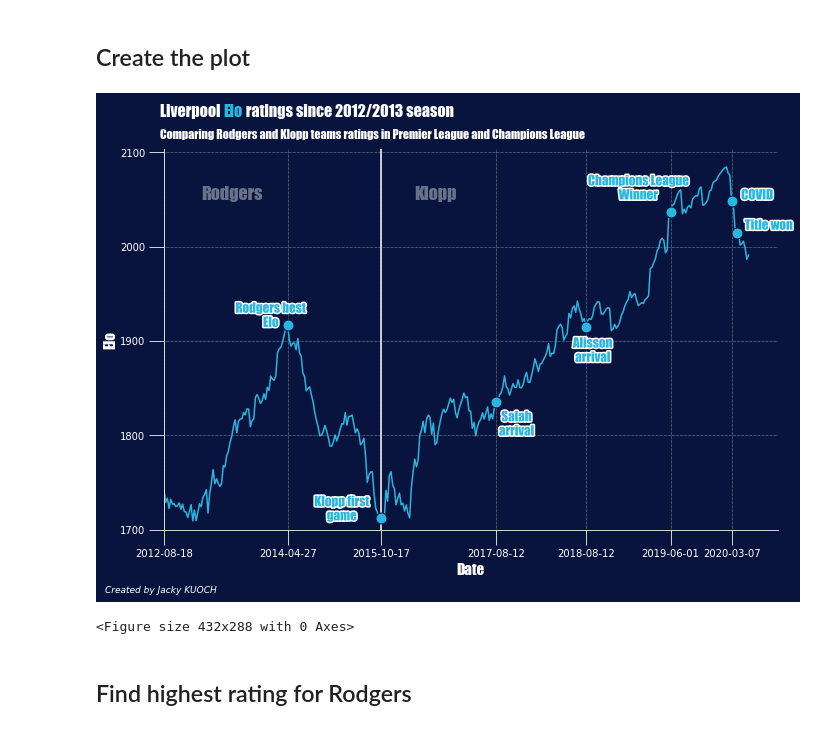
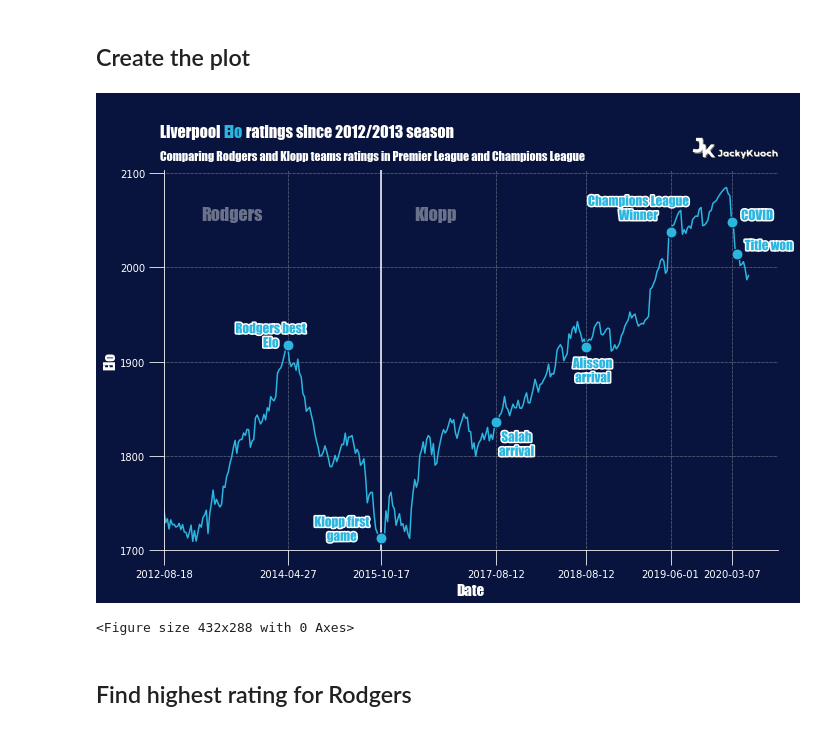
Before and after one commit to JackyKch/LiverpoolEvolutionKlopp, a Jupyter notebook: script/dataviz/elo.ipynb, the cells around one changed output. Drawn from its saved outputs; the diff is of its cells as text; code cells hidden in the pictures.

Commit message:
Add Logo on plots

```diff
--- a/script/dataviz/elo.ipynb
+++ b/script/dataviz/elo.ipynb
@@ -68,7 +70,14 @@ plt.ylabel("Elo", color="w", fontsize=15 , **hfont)
 # Title and credits
 fig_text(0.12,0.97, s="Liverpool <Elo> ratings since 2012/2013 season\n", highlight_textprops=[{"color": '#2bb6e0'}], fontsize = 16, fontweight = "bold", color = "w", **hfont)
 fig.text(0.12,0.9, "Comparing Rodgers and Klopp teams ratings in Premier League and Champions League", fontsize = 12, fontweight="light", color = "w", **hfont)
-fig.text(0.05, 0, "Created by Jacky KUOCH",fontstyle="italic",fontsize=9, color="w")
+#fig.text(0.05, 0, "Created by Jacky KUOCH",fontstyle="italic",fontsize=9, color="w")
+
+# Add logo and JK
+ax2 = fig.add_axes([0.77,0.83,0.15,0.19])
+ax2.axis("off")
+logo = mpimg.imread("../../data/assets/LogoName.png")
+ax2.imshow(logo)
+
 
 # Split the graph in two
 ax.axvline(x="2015-10-17", color="w")
@@ -86,42 +95,38 @@ rodgersmax.set_path_effects([path_effects.withStroke(linewidth=3, foreground="w"
 ax.scatter("2015-10-17", data.loc[data['date_match'] == "2015-10-17", "Elo_Liverpool"], s=120, color="#2bb6e0", edgecolors="#08143D", lw=1, zorder=3 )
 klopp_firstgame = ax.text(105, 1710, "Klopp first\ngame", fontsize=13, ha="center", color="#2bb6e0", **hfont)
 klopp_firstgame.set_path_effects([path_effects.withStroke(linewidth=3, foreground="w")])
-
-## Coutinho Injury - 07/01/2016
-
-## Mané first game - 14/08/2016
 
 ## Salah first game - 12/08/2017
 ax.scatter("2017-08-12", data.loc[data['date_match'] == "2017-08-12", "Elo_Liverpool"], s=120, color="#2bb6e0", edgecolors="#08143D", lw=1, zorder=3 )
 salah_firstgame = ax.text(208, 1800, "Salah\narrival", fontsize=13, ha="center", color="#2bb6e0", **hfont)
 salah_firstgame.set_path_effects([path_effects.withStroke(linewidth=3, foreground="w")])
 
 ## Van Dijk first game - 22/01/2018
 
 ## Alisson first game - 12/08/2018
 ax.scatter("2018-08-12", data.loc[data['date_match'] == "2018-08-12", "Elo_Liverpool"], s=120, color="#2bb6e0", edgecolors="#08143D", lw=1, zorder=3 )
 vandijk_firstgame = ax.text(253, 1878, "Alisson\narrival", fontsize=13, ha="center", color="#2bb6e0", **hfont)
 vandijk_firstgame.set_path_effects([path_effects.withStroke(linewidth=3, foreground="w")])
 
 ## Champions League win - 01/06/2019
 ax.scatter("2019-06-01", data.loc[data['date_match'] == "2019-06-01", "Elo_Liverpool"], s=120, color="#2bb6e0", edgecolors="#08143D", lw=1, zorder=3 )
 ucl_win = ax.text(280, 2050, "Champions League\nWinner", fontsize=13, ha="center", color="#2bb6e0", **hfont)
 ucl_win.set_path_effects([path_effects.withStroke(linewidth=3, foreground="w")])
 
 ## Last game before Corona - 07/03/2020
 ax.scatter("2020-03-07", data.loc[data['date_match'] == "2020-03-07", "Elo_Liverpool"], s=120, color="#2bb6e0", edgecolors="#08143D", lw=1, zorder=3 )
 corona = ax.text(350, 2050, "COVID", fontsize=13, ha="center", color="#2bb6e0", **hfont)
 corona.set_path_effects([path_effects.withStroke(linewidth=3, foreground="w")])
 
 ## Title secured - 25/06/2020
 ax.scatter("2020-06-24", data.loc[data['date_match'] == "2020-06-24", "Elo_Liverpool"], s=120, color="#2bb6e0", edgecolors="#08143D", lw=1, zorder=3 )
 title_won = ax.text(357, 2018, "Title won", fontsize=13, ha="center", color="#2bb6e0", **hfont)
 title_won.set_path_effects([path_effects.withStroke(linewidth=3, foreground="w")])
 
 plt.show()
 plt.tight_layout()
 # %% [output]
-[figure, old version]
+[figure, new version]
 <Figure size 432x288 with 0 Axes>
 # %% [markdown]
 ## Find highest rating for Rodgers
```
Also changed, not shown: parts of 1 cell of this notebook, 2 other files.
